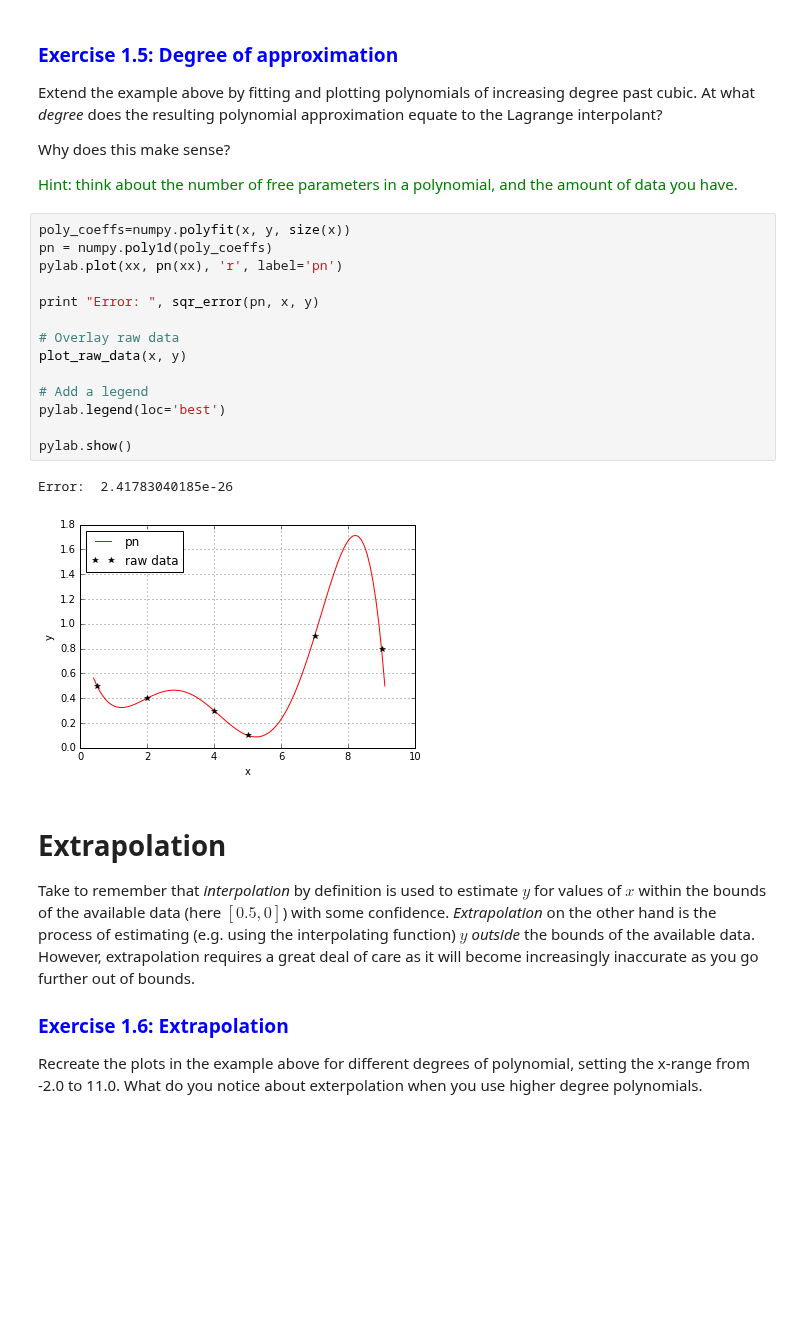
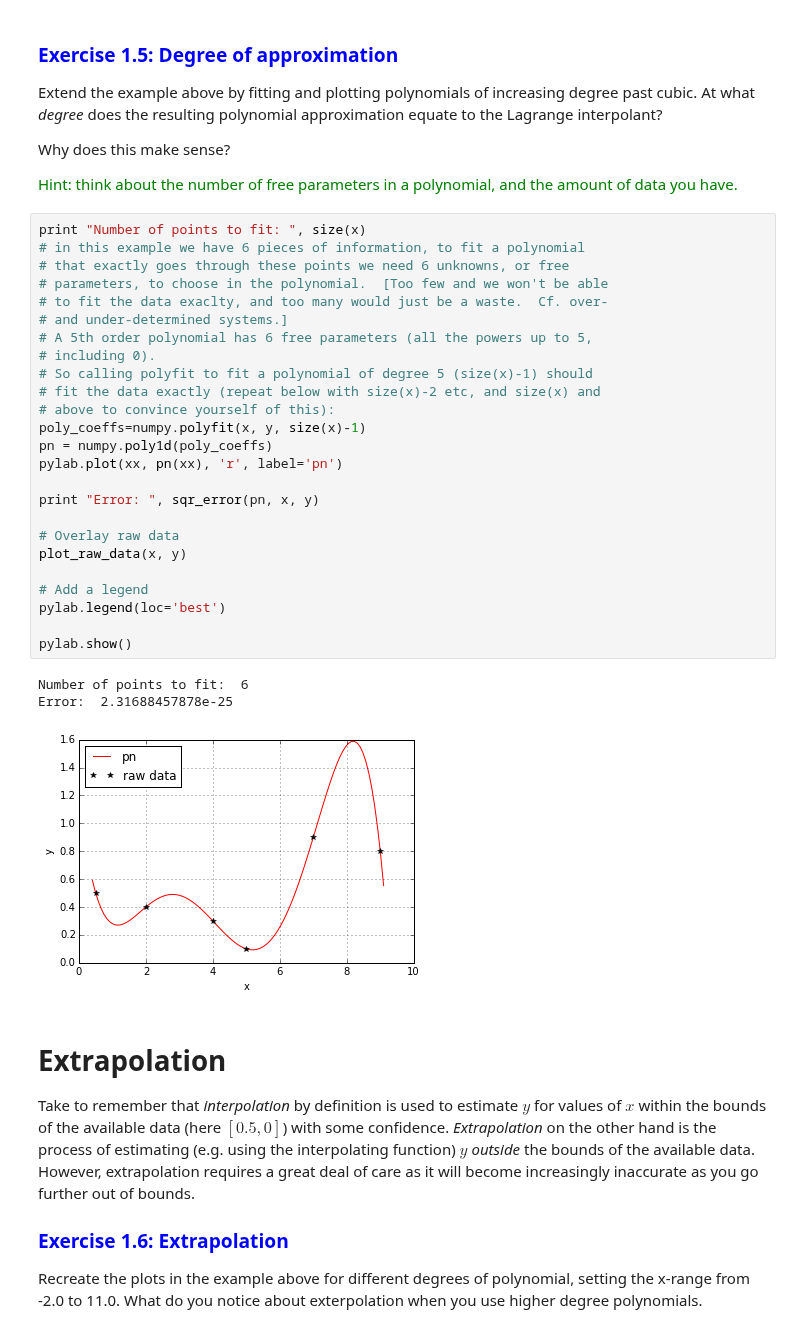
Before and after one commit to ggorman/Numerical-methods-1, a Jupyter notebook: notebook/interpolation+solutions.ipynb, the cells around one changed output. Cells and saved outputs as stored; diff of their text form; blank space fills up the shorter version.

```diff
--- a/notebook/interpolation+solutions.ipynb
+++ b/notebook/interpolation+solutions.ipynb
@@ -331,23 +334,35 @@ Extend the example above by fitting and plotting polynomials of increasing degre
 Why does this make sense?
 
 <span style="color:green">Hint: think about the number of free parameters in a polynomial, and the amount of data you have.</span>
-# %%
-poly_coeffs=numpy.polyfit(x, y, size(x))
-pn = numpy.poly1d(poly_coeffs)
-pylab.plot(xx, pn(xx), 'r', label='pn')
-
-print "Error: ", sqr_error(pn, x, y)
-
-# Overlay raw data
-plot_raw_data(x, y)
-
-# Add a legend
-pylab.legend(loc='best')
-
-pylab.show()
-# %% [output]
-Error:  2.41783040185e-26
-[figure, removed]
+# %%
+print "Number of points to fit: ", size(x)
+# in this example we have 6 pieces of information, to fit a polynomial
+# that exactly goes through these points we need 6 unknowns, or free
+# parameters, to choose in the polynomial.  [Too few and we won't be able
+# to fit the data exaclty, and too many would just be a waste.  Cf. over-
+# and under-determined systems.]
+# A 5th order polynomial has 6 free parameters (all the powers up to 5,
+# including 0).
+# So calling polyfit to fit a polynomial of degree 5 (size(x)-1) should
+# fit the data exactly (repeat below with size(x)-2 etc, and size(x) and
+# above to convince yourself of this):
+poly_coeffs=numpy.polyfit(x, y, size(x)-1)
+pn = numpy.poly1d(poly_coeffs)
+pylab.plot(xx, pn(xx), 'r', label='pn')
+
+print "Error: ", sqr_error(pn, x, y)
+
+# Overlay raw data
+plot_raw_data(x, y)
+
+# Add a legend
+pylab.legend(loc='best')
+
+pylab.show()
+# %% [output]
+Number of points to fit:  6
+Error:  2.31688457878e-25
+[figure, added]
 # %% [markdown]
 # Extrapolation
 
```
Also changed, not shown: parts of 8 cells of this notebook.
